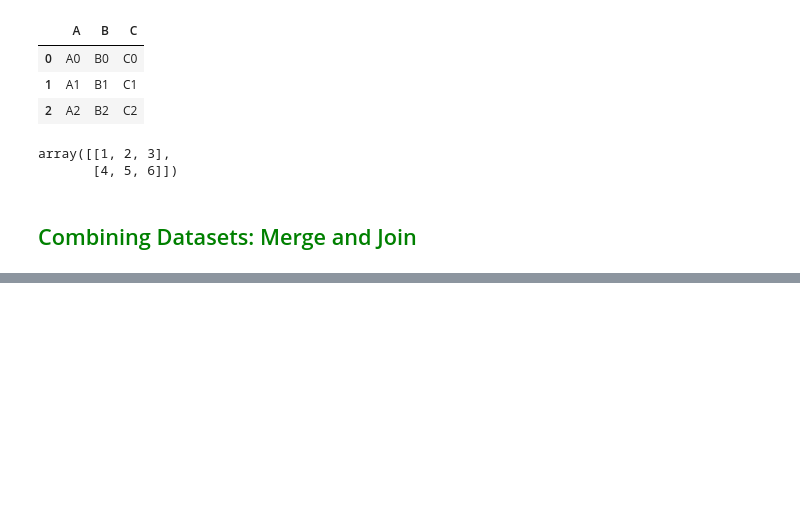
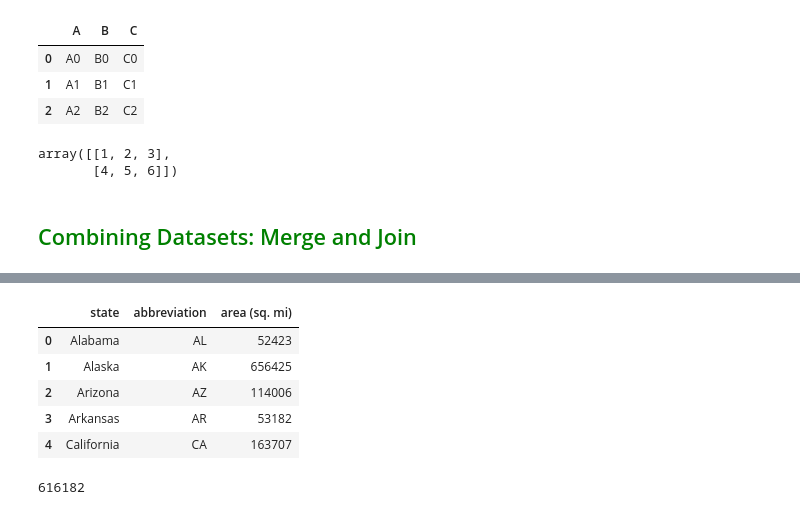
Before and after one commit to JinHwaChiu/DS_reference, a Jupyter notebook: DataScienceHandbook/ Python Data Science Handbook .ipynb, the cells around one changed output, grey strips where cells are left out. Cells and saved outputs as stored; diff of their text form; code cells hidden in the pictures; blank space fills up the shorter version.

```diff
--- a/DataScienceHandbook/ Python Data Science Handbook .ipynb
+++ b/DataScienceHandbook/ Python Data Science Handbook .ipynb
@@ -530,0 +578,10 @@ pd.merge()
+# %%
+abbrevs_areas = pd.merge(abbrevs,areas,left_on='state',right_on='state',how='outer')
+abbrevs_areas.head()
+# %% [output]
+|  | state | abbreviation | area (sq. mi) |
+| 0 | Alabama | AL | 52423 |
+| 1 | Alaska | AK | 656425 |
+| 2 | Arizona | AZ | 114006 |
+| 3 | Arkansas | AR | 53182 |
+| 4 | California | CA | 163707 |
@@ -530,0 +590,18 @@ pd.merge()
+# %%
+saving = 500000
+spend = {}
+# 薪資收入不含分紅(106/9~107/12)
+salary = np.add(244106,662076)
+# 分紅初估
+bonus = 280000
+
+total_income = bonus + salary
+total_income
+account_balance = 570000
+
+spend = total_income - account_balance
+spend
+
+# 現金50%投資
+# %% [output]
+616182
```
Also changed, not shown: parts of 6 cells of this notebook, 4 other files.
